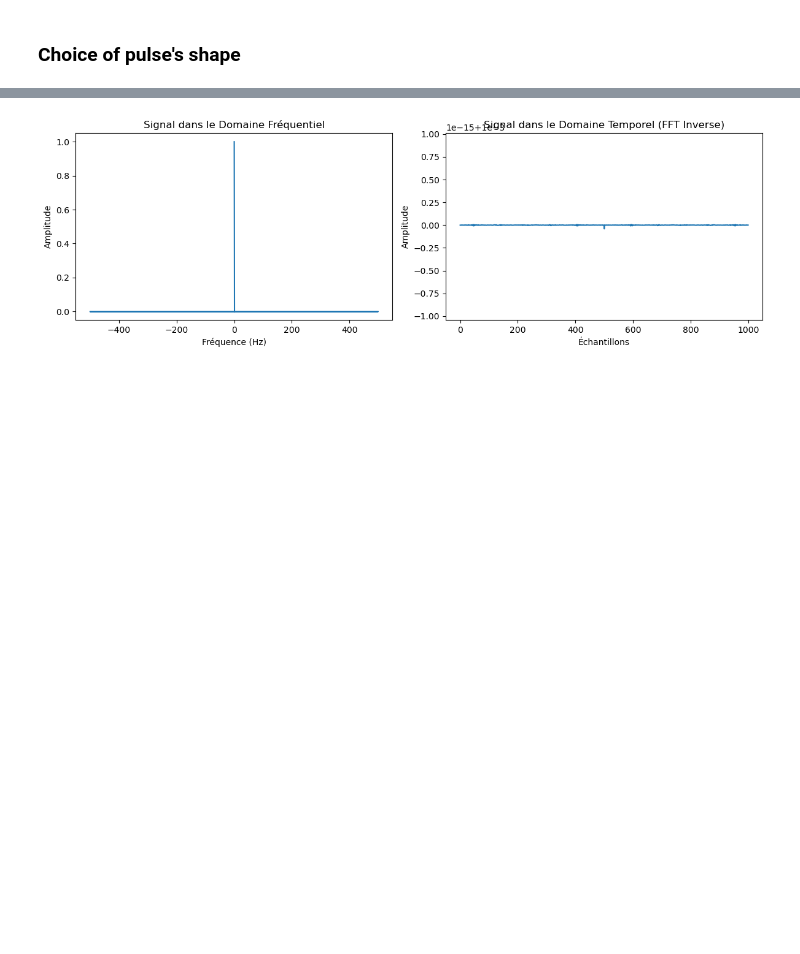
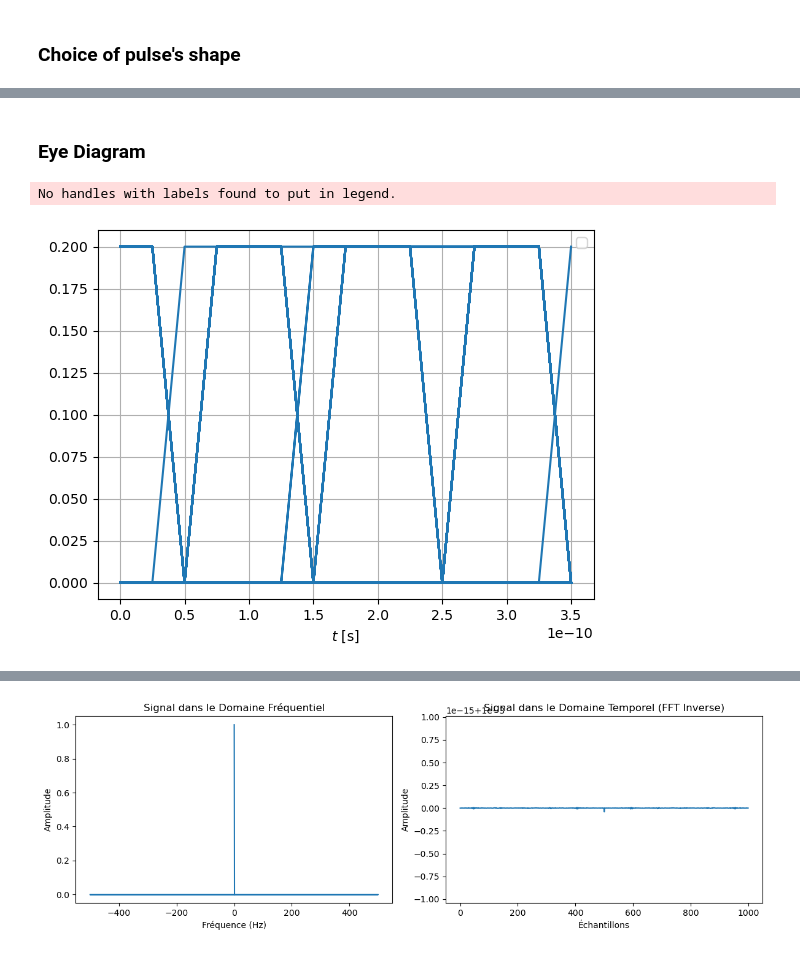
Before and after one commit to HamidMahamat/TOPT_proj, a Jupyter notebook: BE1.ipynb, the cells around one changed output, grey strips where cells are left out. Cells and saved outputs as stored; diff of their text form; code cells hidden in the pictures; blank space fills up the shorter version.

```diff
--- a/BE1.ipynb
+++ b/BE1.ipynb
@@ -87,3 +127,26 @@ plt.show()
+# %% [markdown]
+### Eye Diagram
+# %%
+def eye_diagram(data, sampling_rate,  time_eye_window_max):
+    data_duration = len(data)/sampling_rate
+    data_time = np.arange(0,data_duration, 1/sampling_rate)
+    window = np.arange(0, time_eye_window_max, 1/sampling_rate)
+    window[-1]=np.nan
+    time_eye_value = np.array([window for i in range(int(np.floor(data_duration/time_eye_window_max)))]).flatten()
+    time_eye_value = np.concatenate((time_eye_value, window[0 : len(data_time) - len(time_eye_value)]))
+
+    plt.plot(time_eye_value, data)
+    #plt.plot(time * B_nounit, rect_pulse, label='Rect pulses')
+    #plt.title(f'Before propagation : Eye diagram')
+    plt.xlabel(r'$t$ [s]')
+    #plt.ylabel('Envelop')
+    plt.legend()
+    plt.grid(True)
+# %%
+eye_diagram(rect_pulse, sampling_rate, 4 * 1/B_nounit)
+# %% [output]
+No handles with labels found to put in legend.
+[figure, added]
 # %%
 freq = np.fft.fftfreq(len(time), d=1/sampling_rate)
 
```
Also changed, not shown: parts of 6 cells of this notebook.
